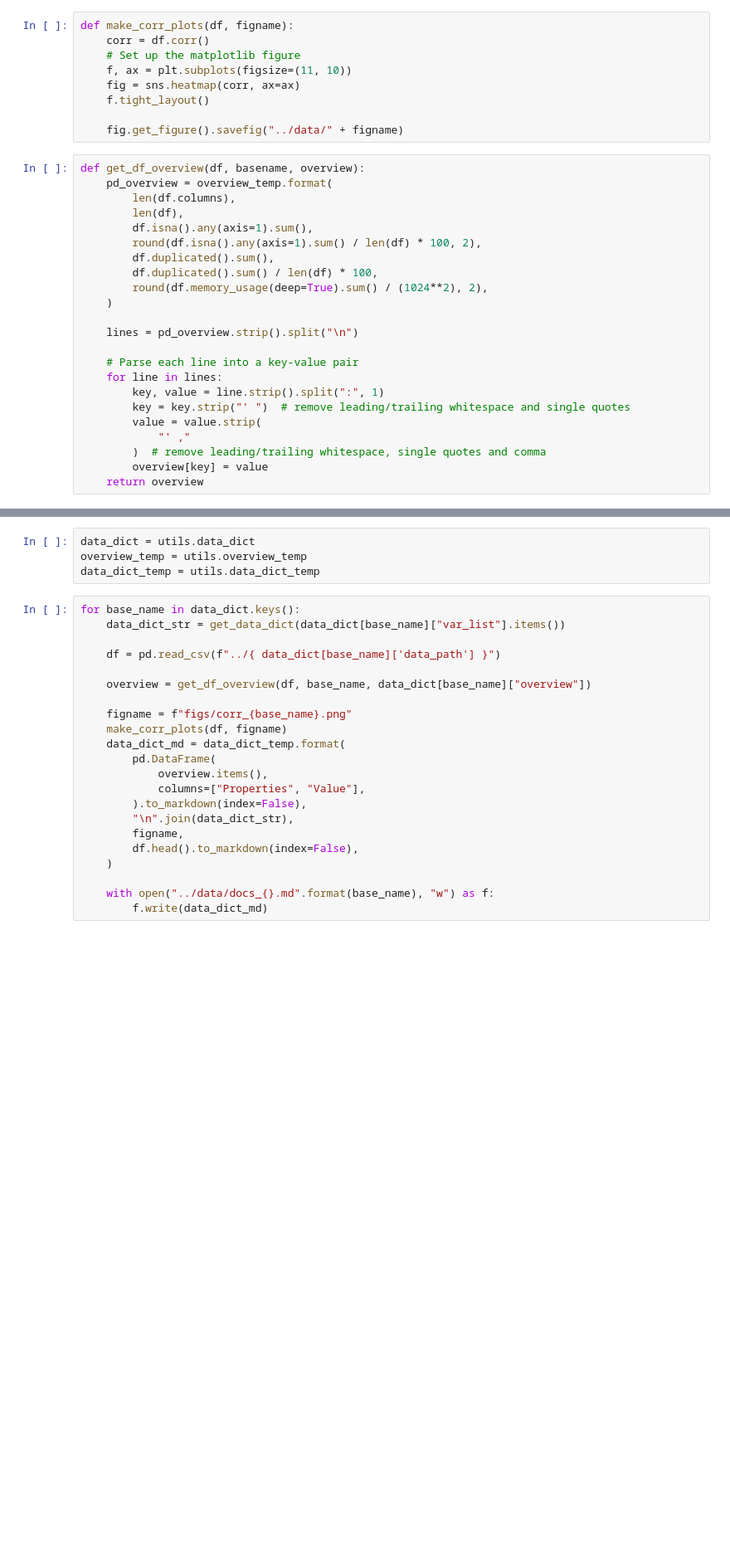
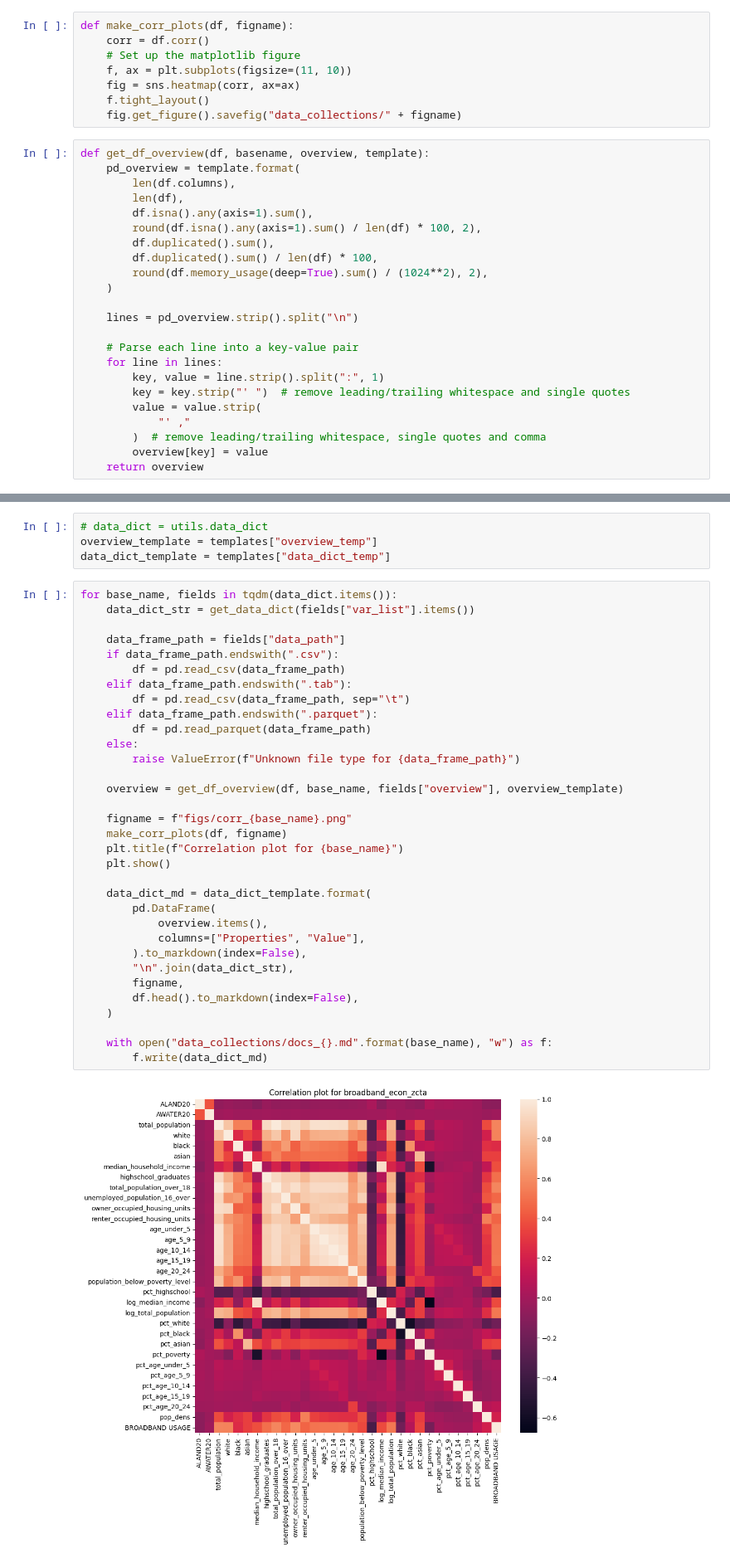
Before and after one commit to NSAPH-Projects/space-data, a Jupyter notebook: notebooks/201_make_data_dict.ipynb, the cells around one changed output, grey strips where cells are left out. Shown at 83% size. Saved outputs shown, nothing was run; the diff lists cells and outputs as text; blank space fills up the shorter version.

```diff
--- a/notebooks/201_make_data_dict.ipynb
+++ b/notebooks/201_make_data_dict.ipynb
@@ -16,11 +29,10 @@ def make_corr_plots(df, figname):
     f, ax = plt.subplots(figsize=(11, 10))
     fig = sns.heatmap(corr, ax=ax)
     f.tight_layout()
-
-    fig.get_figure().savefig("../data/" + figname)
+    fig.get_figure().savefig("data_collections/" + figname)
 # %%
-def get_df_overview(df, basename, overview):
-    pd_overview = overview_temp.format(
+def get_df_overview(df, basename, overview, template):
+    pd_overview = template.format(
         len(df.columns),
         len(df),
         df.isna().any(axis=1).sum(),
@@ -51,28 +63,41 @@ def get_data_dict(var_list):
         data_dict_str.append(f"| `{key}` | {value} |")
     return data_dict_str
 # %%
-data_dict = utils.data_dict
-overview_temp = utils.overview_temp
-data_dict_temp = utils.data_dict_temp
+# data_dict = utils.data_dict
+overview_template = templates["overview_temp"]
+data_dict_template = templates["data_dict_temp"]
 # %%
-for base_name in data_dict.keys():
-    data_dict_str = get_data_dict(data_dict[base_name]["var_list"].items())
+for base_name, fields in tqdm(data_dict.items()):
+    data_dict_str = get_data_dict(fields["var_list"].items())
 
-    df = pd.read_csv(f"../{ data_dict[base_name]['data_path'] }")
+    data_frame_path = fields["data_path"]
+    if data_frame_path.endswith(".csv"):
+        df = pd.read_csv(data_frame_path)
+    elif data_frame_path.endswith(".tab"):
+        df = pd.read_csv(data_frame_path, sep="\t")
+    elif data_frame_path.endswith(".parquet"):
+        df = pd.read_parquet(data_frame_path)
+    else:
+        raise ValueError(f"Unknown file type for {data_frame_path}")
 
-    overview = get_df_overview(df, base_name, data_dict[base_name]["overview"])
+    overview = get_df_overview(df, base_name, fields["overview"], overview_template)
 
     figname = f"figs/corr_{base_name}.png"
     make_corr_plots(df, figname)
-    data_dict_md = data_dict_temp.format(
+    plt.title(f"Correlation plot for {base_name}")
+    plt.show()
+
+    data_dict_md = data_dict_template.format(
         pd.DataFrame(
             overview.items(),
             columns=["Properties", "Value"],
         ).to_markdown(index=False),
         "\n".join(data_dict_str),
         figname,
         df.head().to_markdown(index=False),
     )
 
-    with open("../data/docs_{}.md".format(base_name), "w") as f:
+    with open("data_collections/docs_{}.md".format(base_name), "w") as f:
         f.write(data_dict_md)
+# %% [output]
+[figure, added]
```
Also changed, not shown: parts of 3 cells of this notebook, 16 other files.
